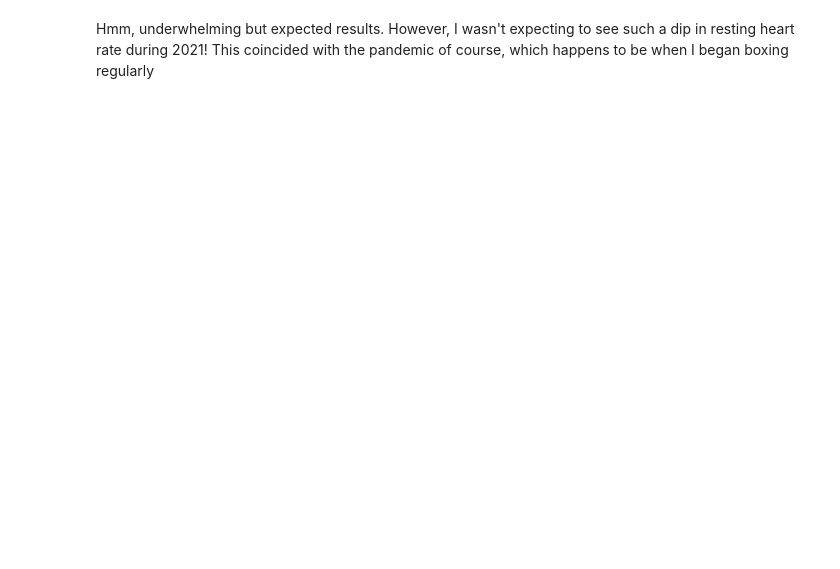
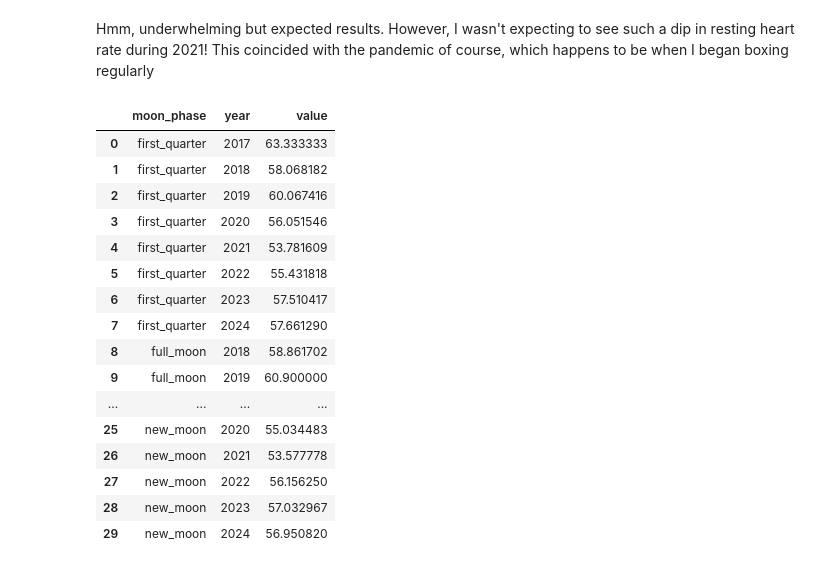
Before and after one commit to helloimfrei/apple-heart-rate, a Jupyter notebook: exploration/data_exploration.ipynb, the cells around one changed output. Saved outputs shown, nothing was run; the diff lists cells and outputs as text; code cells hidden in the pictures; blank space fills up the shorter version.

```diff
--- a/exploration/data_exploration.ipynb
+++ b/exploration/data_exploration.ipynb
@@ -173,3 +189,23 @@ resting_moon_fig.update_layout(
     )
 
 resting_moon_fig
+# %%
+avg_resting_per_phase
+# %% [output]
+|  | moon_phase | year | value |
+| 0 | first_quarter | 2017 | 63.333333 |
+| 1 | first_quarter | 2018 | 58.068182 |
+| 2 | first_quarter | 2019 | 60.067416 |
+| 3 | first_quarter | 2020 | 56.051546 |
+| 4 | first_quarter | 2021 | 53.781609 |
+| 5 | first_quarter | 2022 | 55.431818 |
+| 6 | first_quarter | 2023 | 57.510417 |
+| 7 | first_quarter | 2024 | 57.661290 |
+| 8 | full_moon | 2018 | 58.861702 |
+| 9 | full_moon | 2019 | 60.900000 |
+| ... | ... | ... | ... |
+| 25 | new_moon | 2020 | 55.034483 |
+| 26 | new_moon | 2021 | 53.577778 |
+| 27 | new_moon | 2022 | 56.156250 |
+| 28 | new_moon | 2023 | 57.032967 |
+| 29 | new_moon | 2024 | 56.950820 |
```
Also changed, not shown: parts of 14 cells of this notebook, 10 other files.
